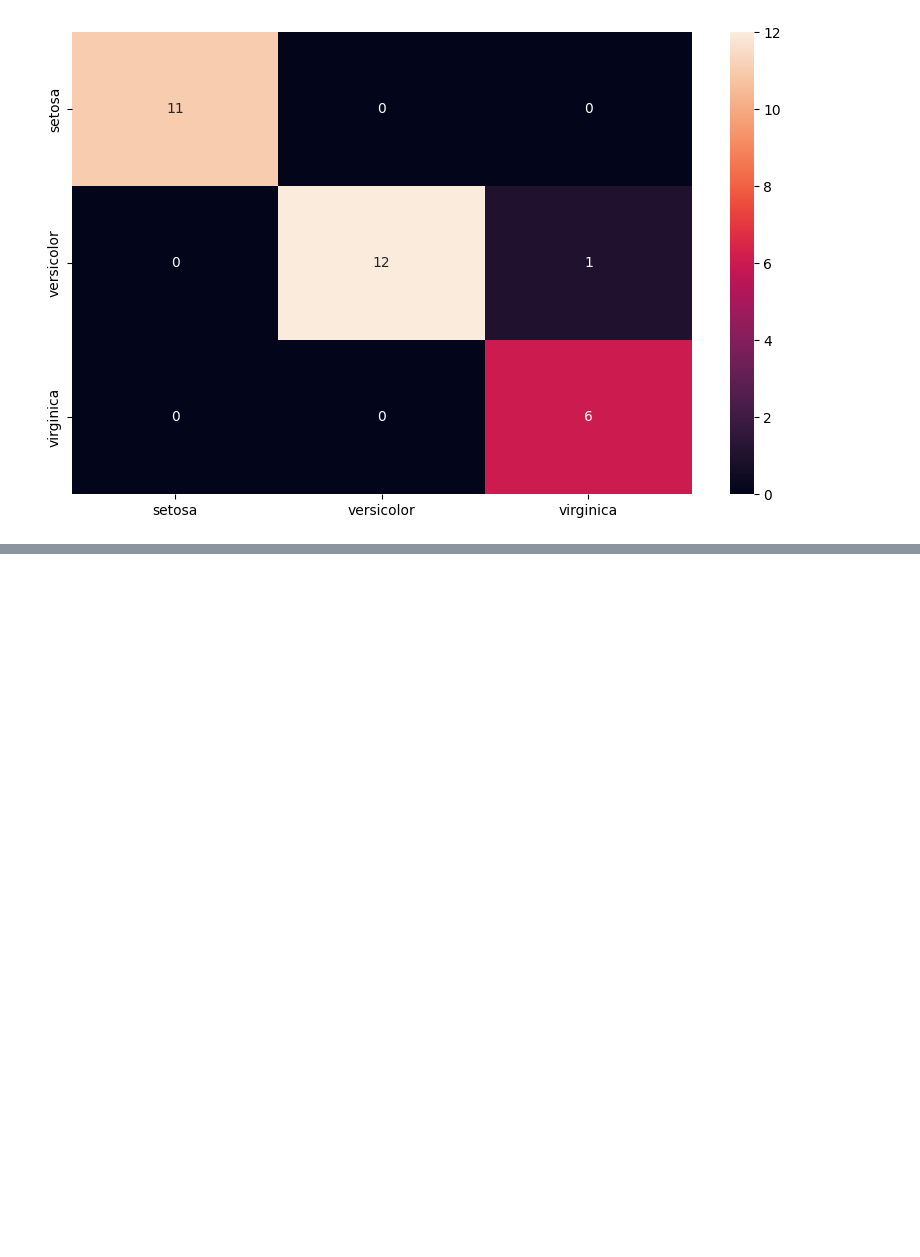
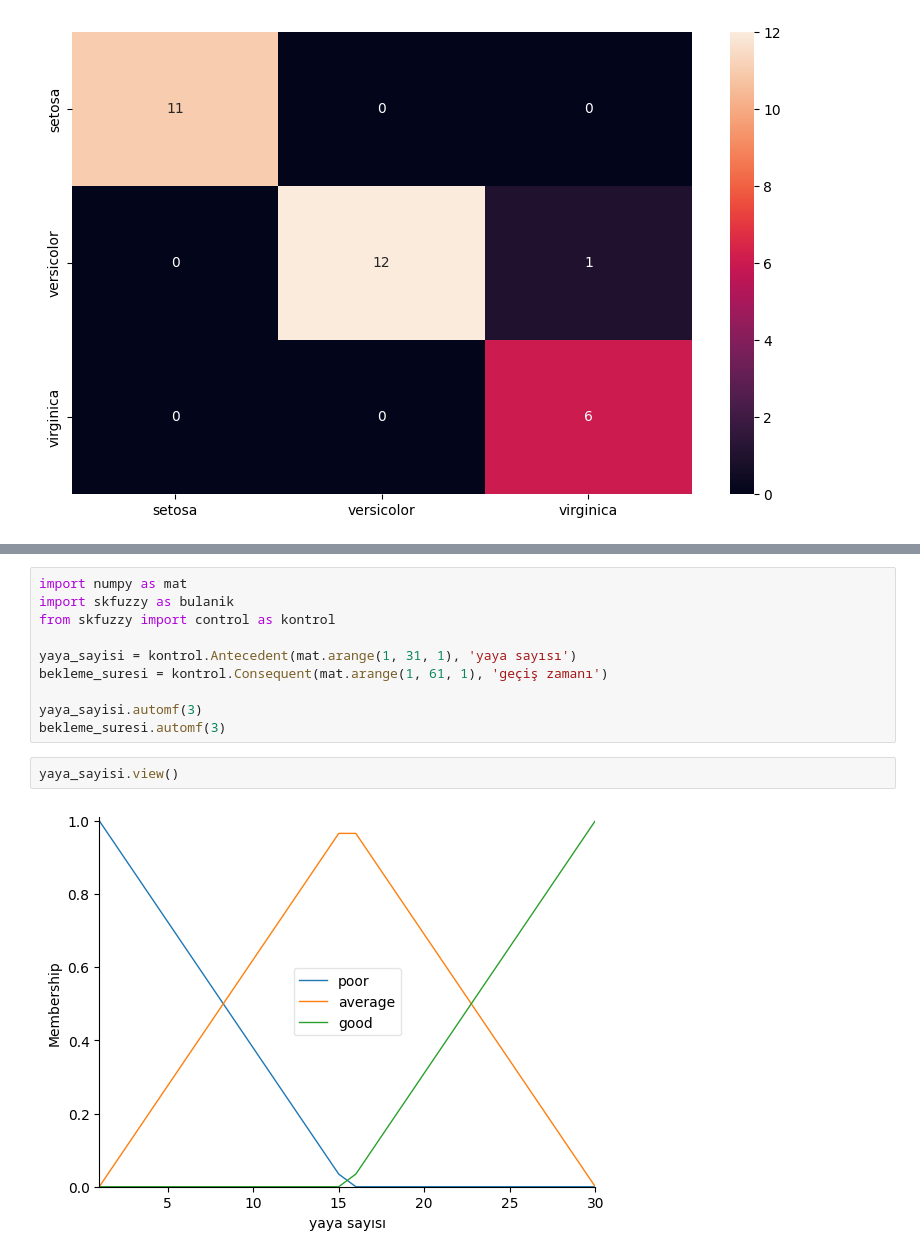
Before and after one commit to MuhammetOzturk/Deneyap-Yapay-Zeka_Egitim, a Jupyter notebook: Hafta2/Deneyap Egitim 2. Hafta.ipynb, the cells around one changed output, grey strips where cells are left out. Drawn from its saved outputs; the diff is of its cells as text; blank space fills up the shorter version.

```diff
--- a/Hafta2/Deneyap Egitim 2. Hafta.ipynb
+++ b/Hafta2/Deneyap Egitim 2. Hafta.ipynb
@@ -293,0 +463,14 @@ sns.heatmap(hata_goster, annot=True)
+# %%
+import numpy as mat
+import skfuzzy as bulanik
+from skfuzzy import control as kontrol
+
+yaya_sayisi = kontrol.Antecedent(mat.arange(1, 31, 1), 'yaya sayısı')
+bekleme_suresi = kontrol.Consequent(mat.arange(1, 61, 1), 'geçiş zamanı')
+
+yaya_sayisi.automf(3)
+bekleme_suresi.automf(3)
+# %%
+yaya_sayisi.view()
+# %% [output]
+[figure, added]
```
Also changed, not shown: parts of 7 cells of this notebook, 3 other files.
